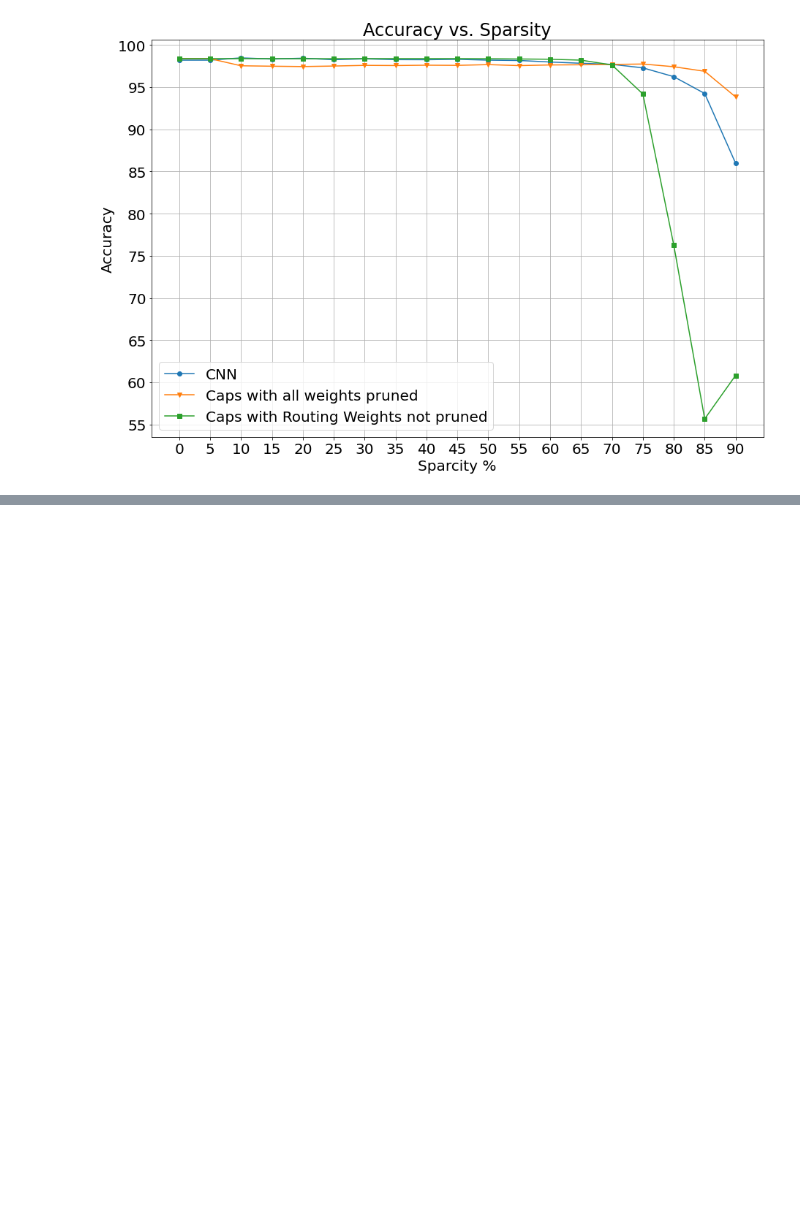
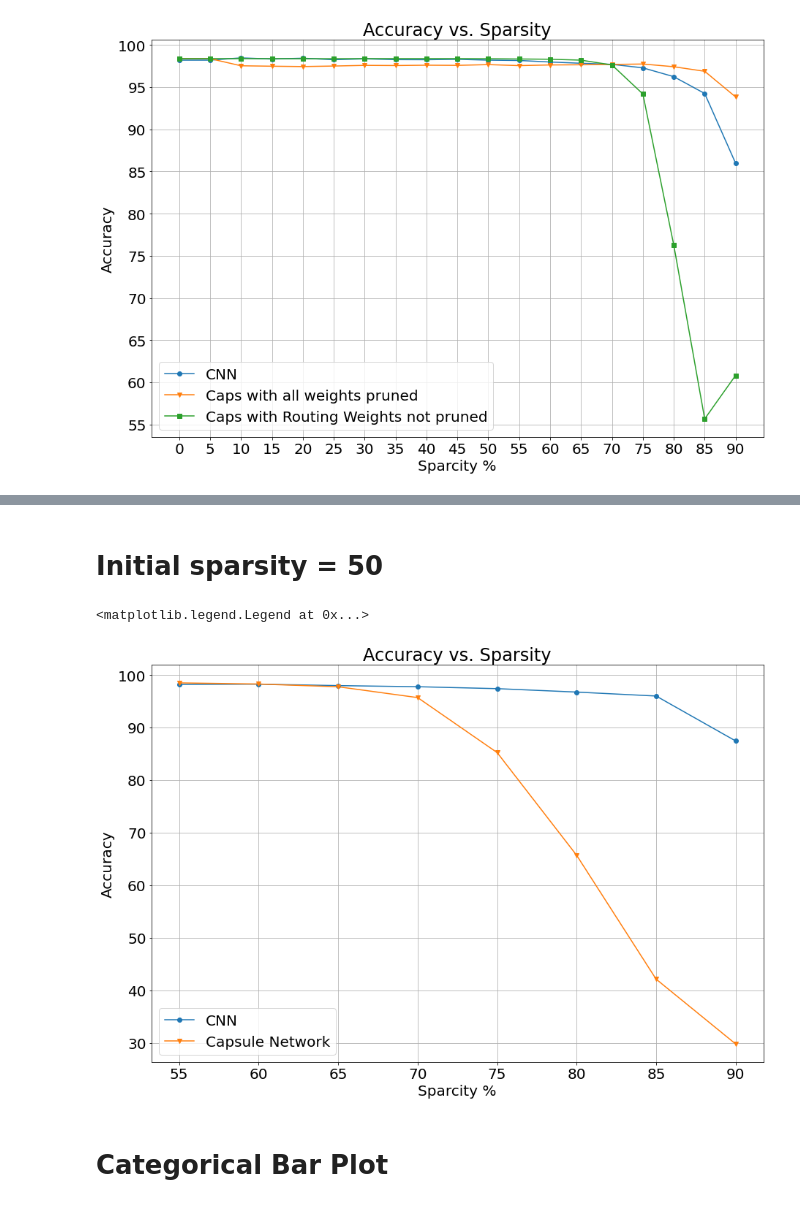
Before and after one commit to BaishaliChetia/CapsNet-Keras, a Jupyter notebook: pruning_graph.ipynb, the cells around one changed output, grey strips where cells are left out. Drawn from its saved outputs; the diff is of its cells as text; code cells hidden in the pictures; blank space fills up the shorter version.

```diff
--- a/pruning_graph.ipynb
+++ b/pruning_graph.ipynb
@@ -110,0 +147,31 @@ plt.legend(['CNN', 'Caps with all weights pruned','Caps with Routing Weights not
+# %% [markdown]
+# Initial sparsity = 50
+# %%
+d4 = {'finalSparsity':[55, 60, 65, 70, 75, 80, 85, 90],
+      'capsule':[0.9849, 0.9827, 0.9775,  0.9569,  0.8523, 0.6570, 0.4213, 0.2981],
+      'cnn':[0.9819, 0.9825, 0.9797,  0.9776, 0.9739, 0.9674,0.9599, 0.8745]}
+df4 = pd.DataFrame(data=d4)
+
+#import matplotlib.pyplot as plt
+plt.rcParams["figure.figsize"] = (15, 10)
+plt.rcParams["font.size"] = 20
+#y_values = [30, 40 , 50, 60, 70 , 80 , 90 , 100]
+#plt.xticks(values, df['sparsity'])
+#fig, ax = plt.subplots(1, 2)
+
+values = range(len(df4['finalSparsity']))
+plt.grid(True)
+plt.xticks(values, df4['finalSparsity'])
+#plt.yticks(y_values)
+plt.plot(df4['cnn']*100, marker = "o")
+plt.plot(df4['capsule']*100, marker = 'v')
+#plt.plot(df2['Caps with Routing Weights not pruned'], marker = 's')
+plt.title('Accuracy vs. Sparsity')
+plt.ylabel('Accuracy')
+plt.xlabel('Sparcity %')
+plt.legend(['CNN', 'Capsule Network' ], loc = 'best')
+# %% [output]
+<matplotlib.legend.Legend at 0x...>
+[figure, added]
+# %% [markdown]
+# Categorical Bar Plot
```
Also changed, not shown: parts of 12 cells of this notebook.
